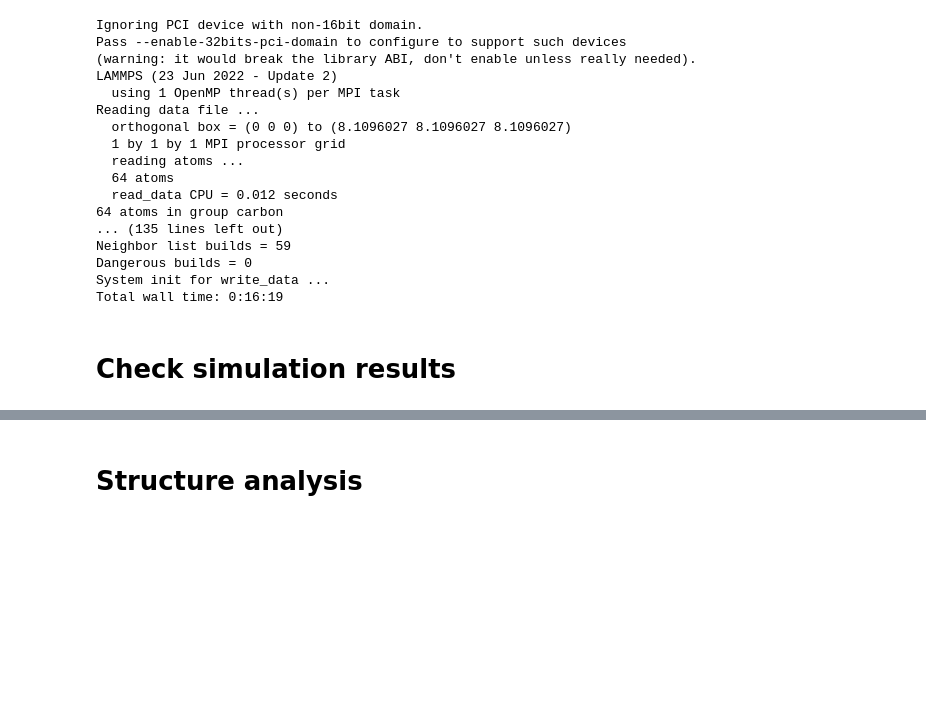
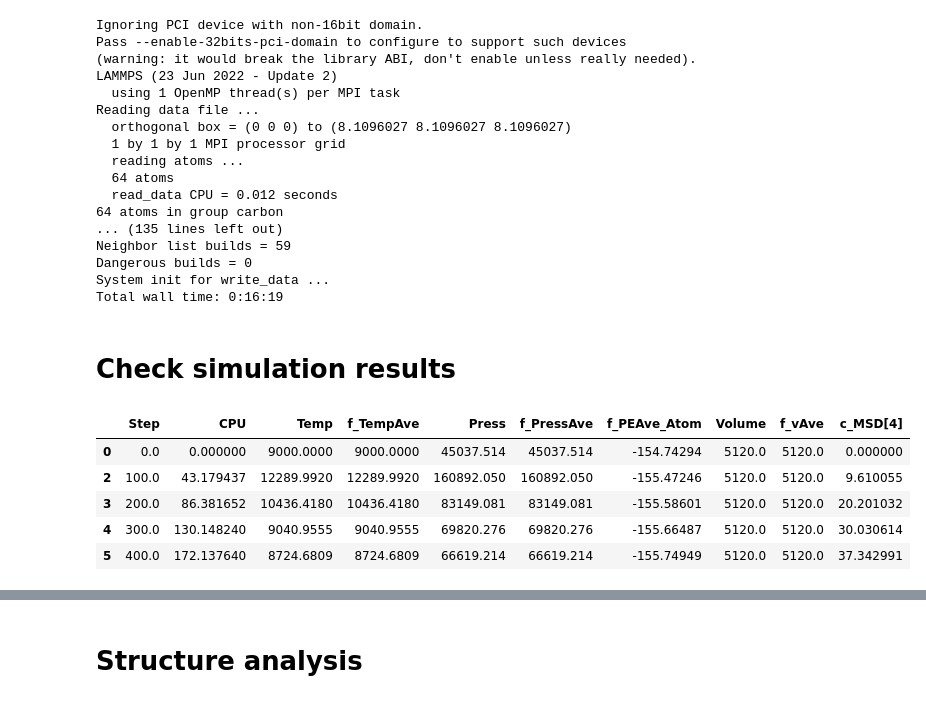
Before and after one commit to MorrowChem/how-to-validate-potentials-demo, a Jupyter notebook: demo-lammps.ipynb, the cells around one changed output, grey strips where cells are left out. Cells and saved outputs as stored; diff of their text form; code cells hidden in the pictures; blank space fills up the shorter version.

```diff
--- a/demo-lammps.ipynb
+++ b/demo-lammps.ipynb
@@ -135,6 +142,14 @@ from share.utilities import read_lammps_log
 # %%
+rundir = 'lammps_runs/run_nvt_test'
 thermo = read_lammps_log(f'{rundir}/log_nvt_C.dat')
 thermo.head()  # a Pandas dataframe
+# %% [output]
+|  | Step | CPU | Temp | f_TempAve | Press | f_PressAve | f_PEAve_Atom | Volume | f_vAve | c_MSD[4] |
+| 0 | 0.0 | 0.000000 | 9000.0000 | 9000.0000 | 45037.514 | 45037.514 | -154.74294 | 5120.0 | 5120.0 | 0.000000 |
+| 2 | 100.0 | 43.179437 | 12289.9920 | 12289.9920 | 160892.050 | 160892.050 | -155.47246 | 5120.0 | 5120.0 | 9.610055 |
+| 3 | 200.0 | 86.381652 | 10436.4180 | 10436.4180 | 83149.081 | 83149.081 | -155.58601 | 5120.0 | 5120.0 | 20.201032 |
+| 4 | 300.0 | 130.148240 | 9040.9555 | 9040.9555 | 69820.276 | 69820.276 | -155.66487 | 5120.0 | 5120.0 | 30.030614 |
+| 5 | 400.0 | 172.137640 | 8724.6809 | 8724.6809 | 66619.214 | 66619.214 | -155.74949 | 5120.0 | 5120.0 | 37.342991 |
 # %%
 fig, axs = plt.subplots()
 
```
Also changed, not shown: parts of 13 cells of this notebook, 1 other file.
